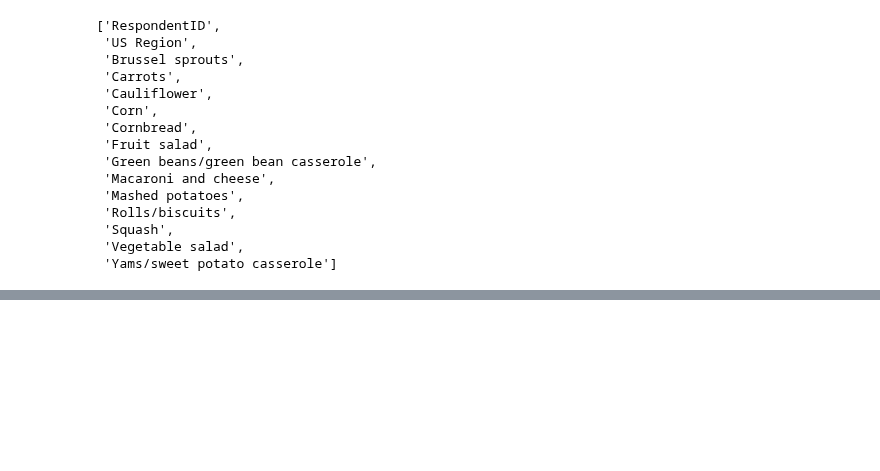
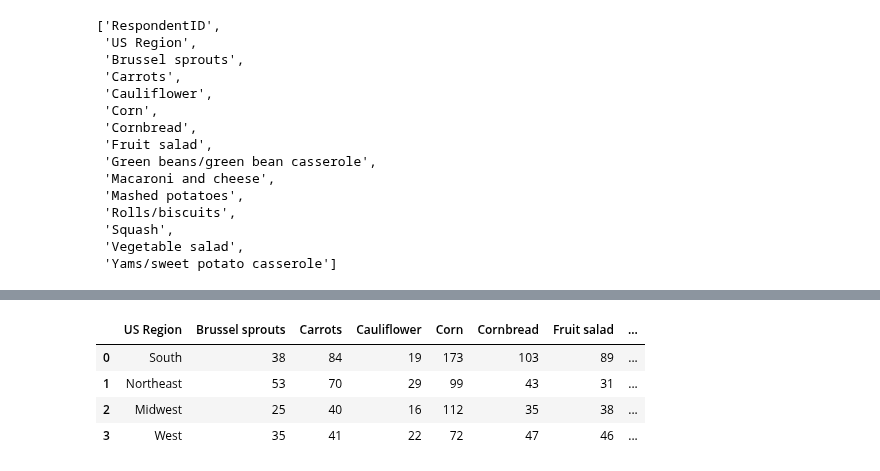
Before and after one commit to bloominstituteoftechnology/DS-Unit-1-Sprint-3-Data-Storytelling, a Jupyter notebook: module3-make-explanatory-visualizations/LS_DS_223_Make_explanatory_visualizations.ipynb, the cells around one changed output, grey strips where cells are left out. Cells and saved outputs as stored; diff of their text form; code cells hidden in the pictures; blank space fills up the shorter version.

```diff
--- a/module3-make-explanatory-visualizations/LS_DS_223_Make_explanatory_visualizations.ipynb
+++ b/module3-make-explanatory-visualizations/LS_DS_223_Make_explanatory_visualizations.ipynb
@@ -407,3 +407,12 @@ tg_mold
 | Squash | 15 | 12 | 44 | 5 | 31 | 17 | ... |
 | Vegetable salad | 26 | 8 | 33 | 12 | 11 | 39 | ... |
 | Yams/sweet potato casserole | 90 | 44 | 99 | 26 | 34 | 85 | ... |
+# %%
+tg_mold['South'] = tg_mold['East South Central'] + tg_mold['South Atlantic'] + tg_mold['West South Central']
+tg_mold['Northeast'] = tg_mold['New England'] + tg_mold['Middle Atlantic']
+tg_mold['Midwest'] = tg_mold['East North Central'] + tg_mold['West North Central']
+tg_mold['West'] = tg_mold['Pacific'] + tg_mold['Mountain']
+# %%
+tg_map = tg_mold[['South', 'Northeast', 'Midwest', 'West']].T
+# %%
+tg_map.reset_index(inplace=True)
@@ -409,0 +421,8 @@ tg_mold
+# %%
+tg_map.head()
+# %% [output]
+|  | US Region | Brussel sprouts | Carrots | Cauliflower | Corn | Cornbread | Fruit salad | ... |
+| 0 | South | 38 | 84 | 19 | 173 | 103 | 89 | ... |
+| 1 | Northeast | 53 | 70 | 29 | 99 | 43 | 31 | ... |
+| 2 | Midwest | 25 | 40 | 16 | 112 | 35 | 38 | ... |
+| 3 | West | 35 | 41 | 22 | 72 | 47 | 46 | ... |
```
Also changed, not shown: parts of 12 cells of this notebook.
